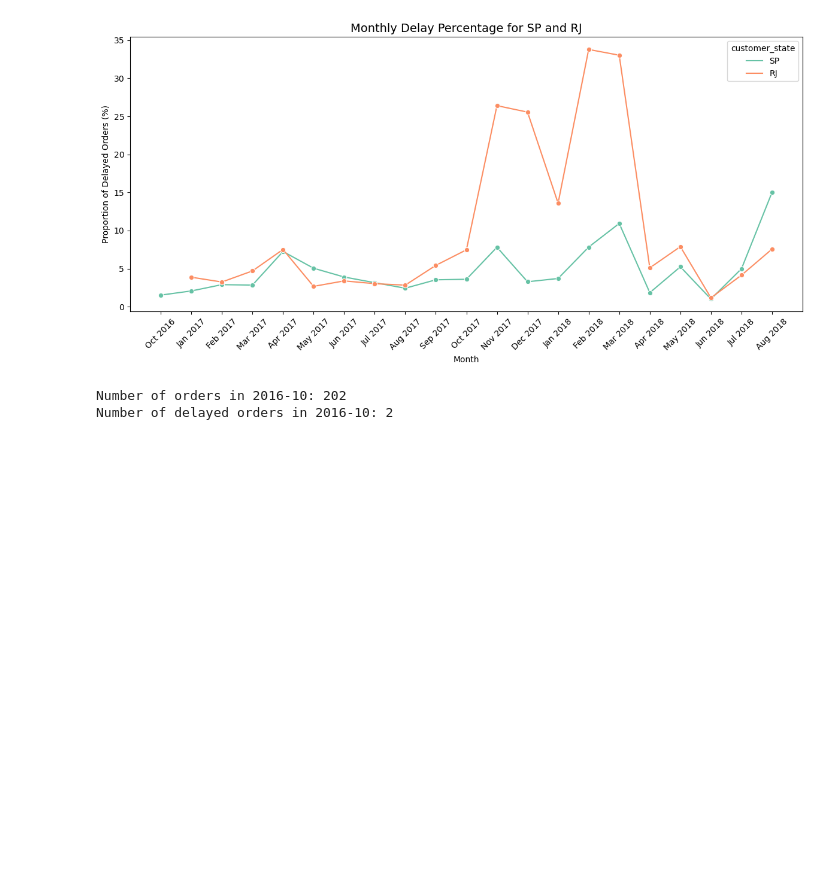
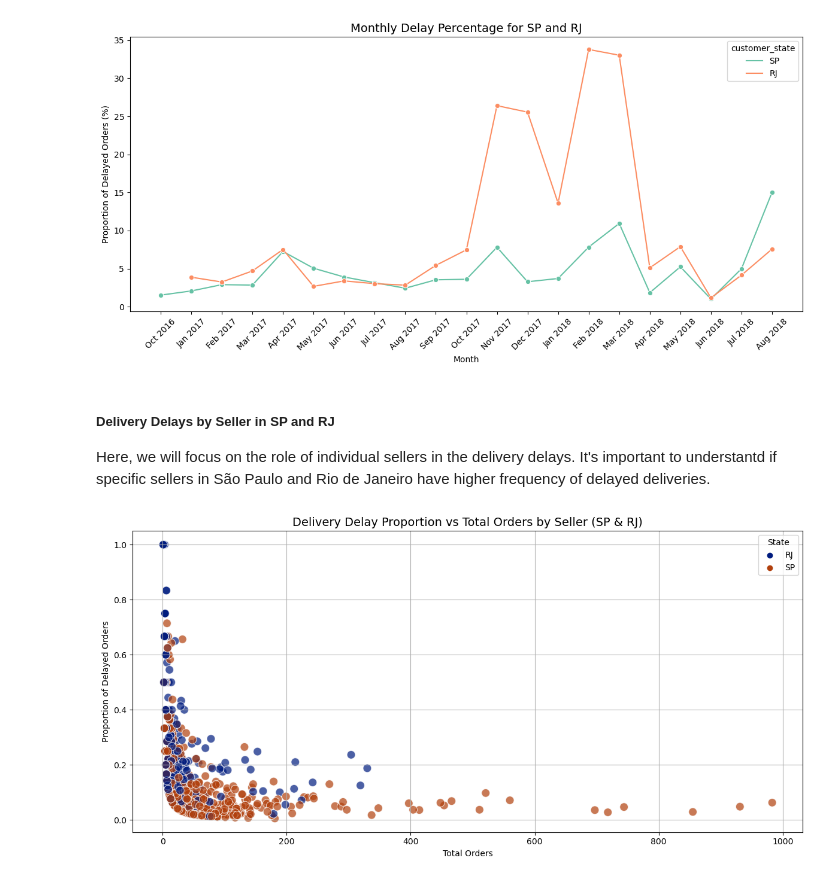
Before and after one commit to rickaof/Portfolio, a Jupyter notebook: Ecommerce_Analysis/notebooks/data_preparation.ipynb, the cells around one changed output. Saved outputs shown, nothing was run; the diff lists cells and outputs as text; code cells hidden in the pictures; blank space fills up the shorter version.

```diff
--- a/Ecommerce_Analysis/notebooks/data_preparation.ipynb
+++ b/Ecommerce_Analysis/notebooks/data_preparation.ipynb
@@ -579,15 +579,29 @@ plt.tight_layout()
 plt.show()
 # %% [output]
 [figure]
-# %%
-# Check the total number of orders in the first month
-first_month = orders_sp_rj['order_month'].min()
-first_month_orders = orders_sp_rj[orders_sp_rj['order_month'] == first_month]
-print(f"Number of orders in {first_month}: {len(first_month_orders)}")
-
-# Check how many delayed orders were in the first month
-first_month_delayed = delayed_orders_sp_rj[delayed_orders_sp_rj['order_month'] == first_month]
-print(f"Number of delayed orders in {first_month}: {len(first_month_delayed)}")
-# %% [output]
-Number of orders in 2016-10: 202
-Number of delayed orders in 2016-10: 2
+# %% [markdown]
+##### Delivery Delays by Seller in SP and RJ
+Here, we will focus on the role of individual sellers in the delivery delays. It's important to understantd if specific sellers in São Paulo and Rio de Janeiro have higher frequency of delayed deliveries.
+# %%
+plt.figure(figsize=(12, 6))
+
+# Gráfico de dispersão com tamanho proporcional ao número de pedidos
+sns.scatterplot(
+    x='total_orders',
+    y='delay_proportion',
+    hue='customer_state',
+    data=seller_delay_sp_rj,
+    palette='dark',
+    alpha=0.7,
+    s=100
+)
+
+plt.title('Delivery Delay Proportion vs Total Orders by Seller (SP & RJ)', fontsize=14)
+plt.xlabel('Total Orders')
+plt.ylabel('Proportion of Delayed Orders')
+plt.legend(title='State')
+plt.grid(True)
+plt.tight_layout()
+plt.show()
+# %% [output]
+[figure, added]
```
Also changed, not shown: 8 other files.
